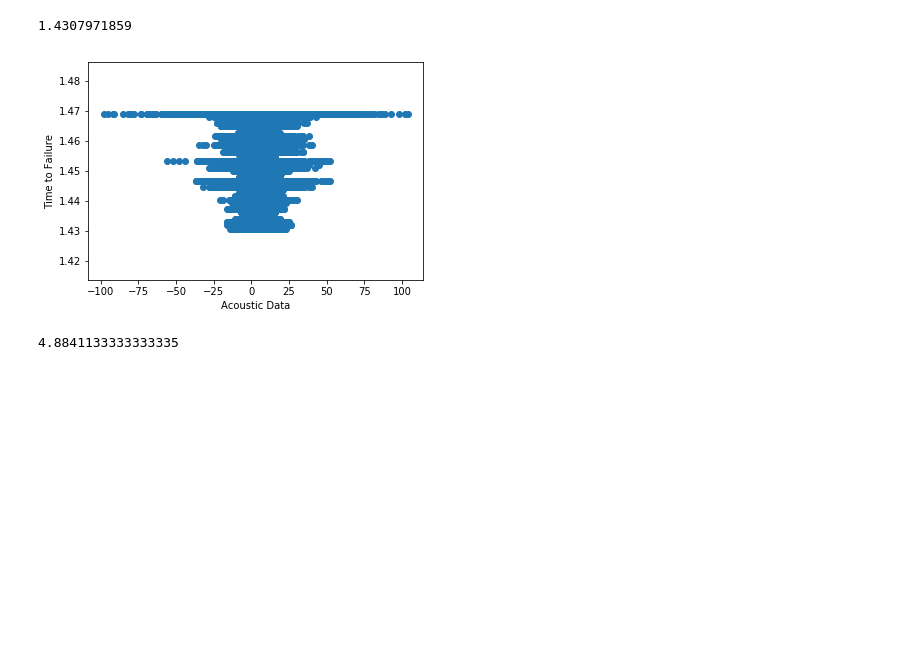
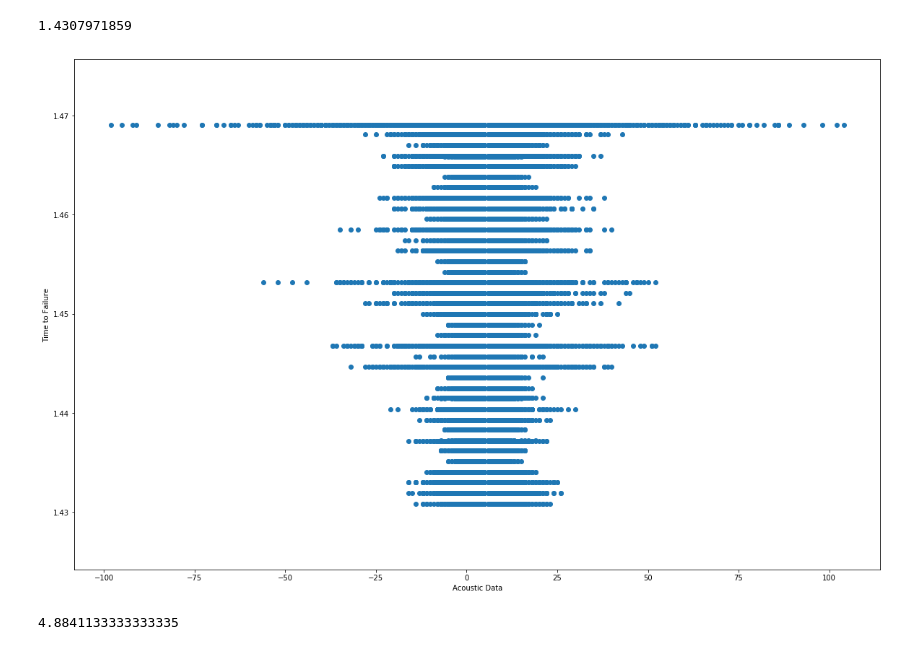
Before and after one commit to unewsome/data-question-7-kaggle-earthquake-predictions, a Jupyter notebook: DQ7 - UWN.ipynb, the cells around one changed output. Drawn from its saved outputs; the diff is of its cells as text; code cells hidden in the pictures; blank space fills up the shorter version.

```diff
--- a/DQ7 - UWN.ipynb
+++ b/DQ7 - UWN.ipynb
@@ -42,16 +42,18 @@ min(trained_dfs[0].time_to_failure)
 # %% [output]
 1.4307971859
 # %%
-plt.scatter(train_samp.acoustic_data,train_samp.time_to_failure)
+fig, ax = plt.subplots()
+fig.set_size_inches(20, 13)
+plt.scatter(train_samp.acoustic_data,train_samp.time_to_failure,)
 plt.xlabel('Acoustic Data')
 plt.ylabel('Time to Failure')
 plt.show()
 # What patterns are observed with the data?
 # Earthquake occurs when acoustic data =0
 # What patterns exist with the time to failure data and acoustic data... use to predit
 # Consider statistics like kurtosis, threshold,
 # %% [output]
-[figure, old version]
+[figure, new version]
 # %%
 np.mean(trained_dfs[0].acoustic_data)
 # %% [output]
```
Also changed, not shown: parts of 6 cells of this notebook.
